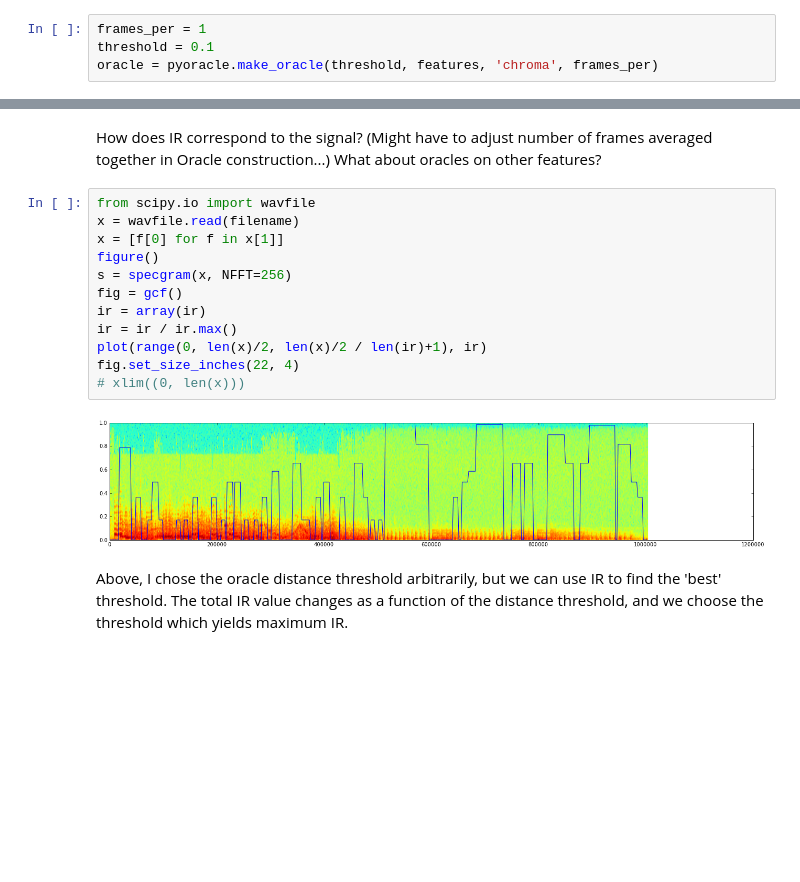
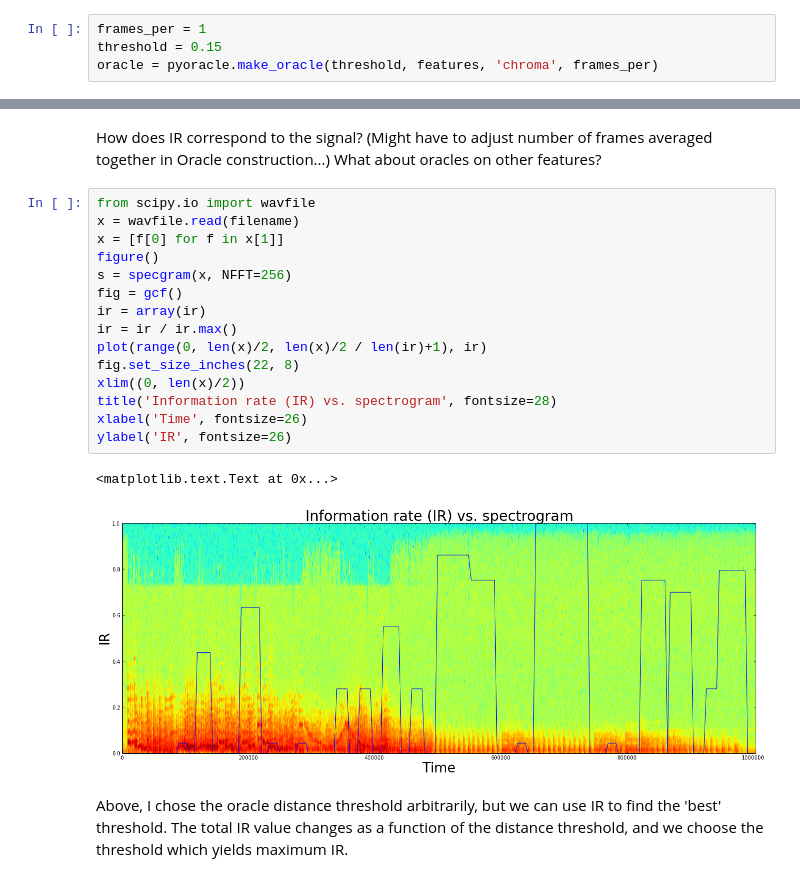
Before and after one commit to surgesg/PyOracle, a Jupyter notebook: 270D.ipynb, the cells around one changed output, grey strips where cells are left out. Saved outputs shown, nothing was run; the diff lists cells and outputs as text; blank space fills up the shorter version.

```diff
--- a/270D.ipynb
+++ b/270D.ipynb
@@ -164,7 +168,7 @@ pyoracle.make_oracle() takes arguments for:
 * an optional number of feature frames to average
 # %%
 frames_per = 1
-threshold = 0.1
+threshold = 0.15
 oracle = pyoracle.make_oracle(threshold, features, 'chroma', frames_per)
 # %% [markdown]
 Oracle Visualization
@@ -227,17 +231,21 @@ How does IR correspond to the signal? (Might have to adjust number of frames ave
 # %%
 from scipy.io import wavfile
 x = wavfile.read(filename)
 x = [f[0] for f in x[1]]
 figure()
 s = specgram(x, NFFT=256)
 fig = gcf()
 ir = array(ir)
 ir = ir / ir.max()
 plot(range(0, len(x)/2, len(x)/2 / len(ir)+1), ir)
-fig.set_size_inches(22, 4)
-# xlim((0, len(x)))
+fig.set_size_inches(22, 8)
+xlim((0, len(x)/2))
+title('Information rate (IR) vs. spectrogram', fontsize=28)
+xlabel('Time', fontsize=26)
+ylabel('IR', fontsize=26)
 # %% [output]
+<matplotlib.text.Text at 0x...>
-[figure, old version]
+[figure, new version]
 # %% [markdown]
 Above, I chose the oracle distance threshold arbitrarily, but we can use IR to find the 'best' threshold. The total IR value changes as a function of the distance threshold, and we choose the threshold which yields maximum IR.
 # %%
```
Also changed, not shown: parts of 8 cells of this notebook, 2 other files.
